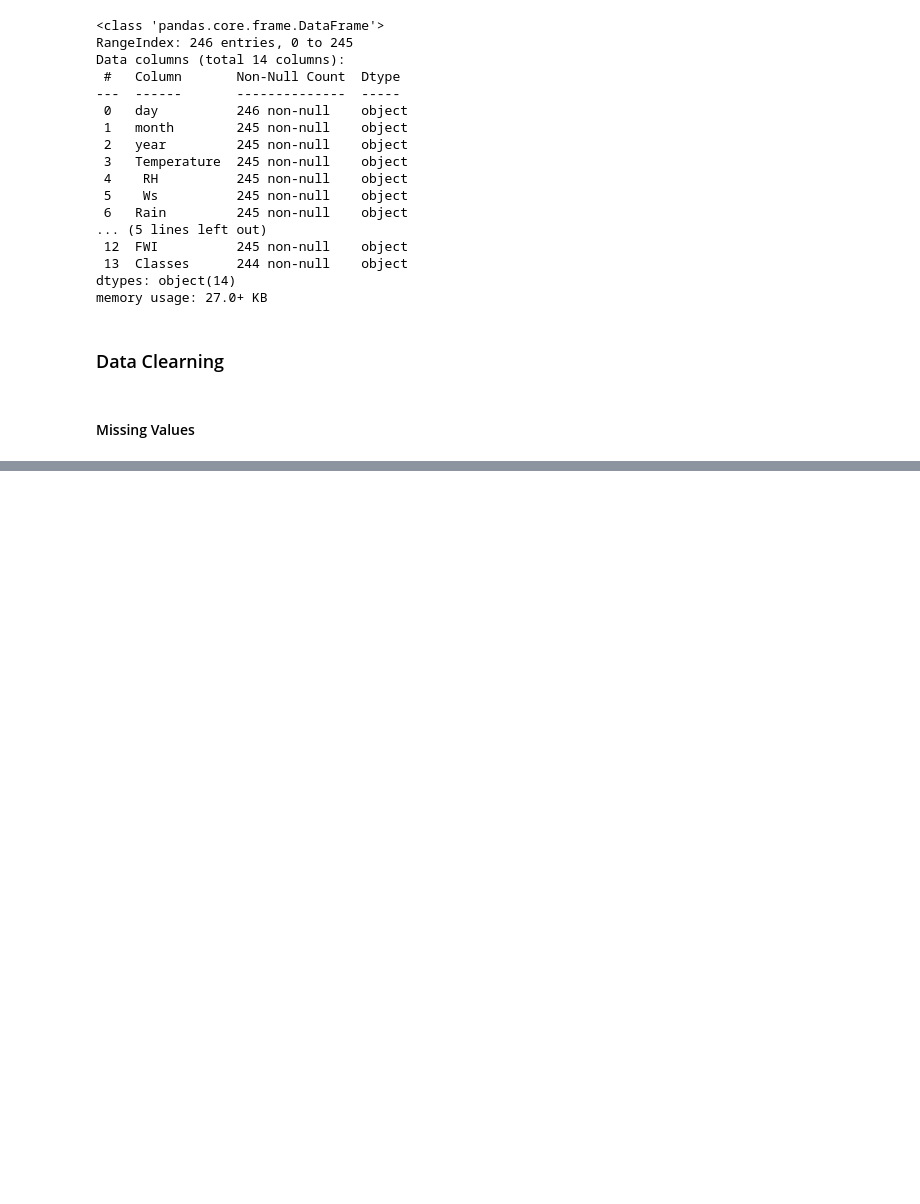
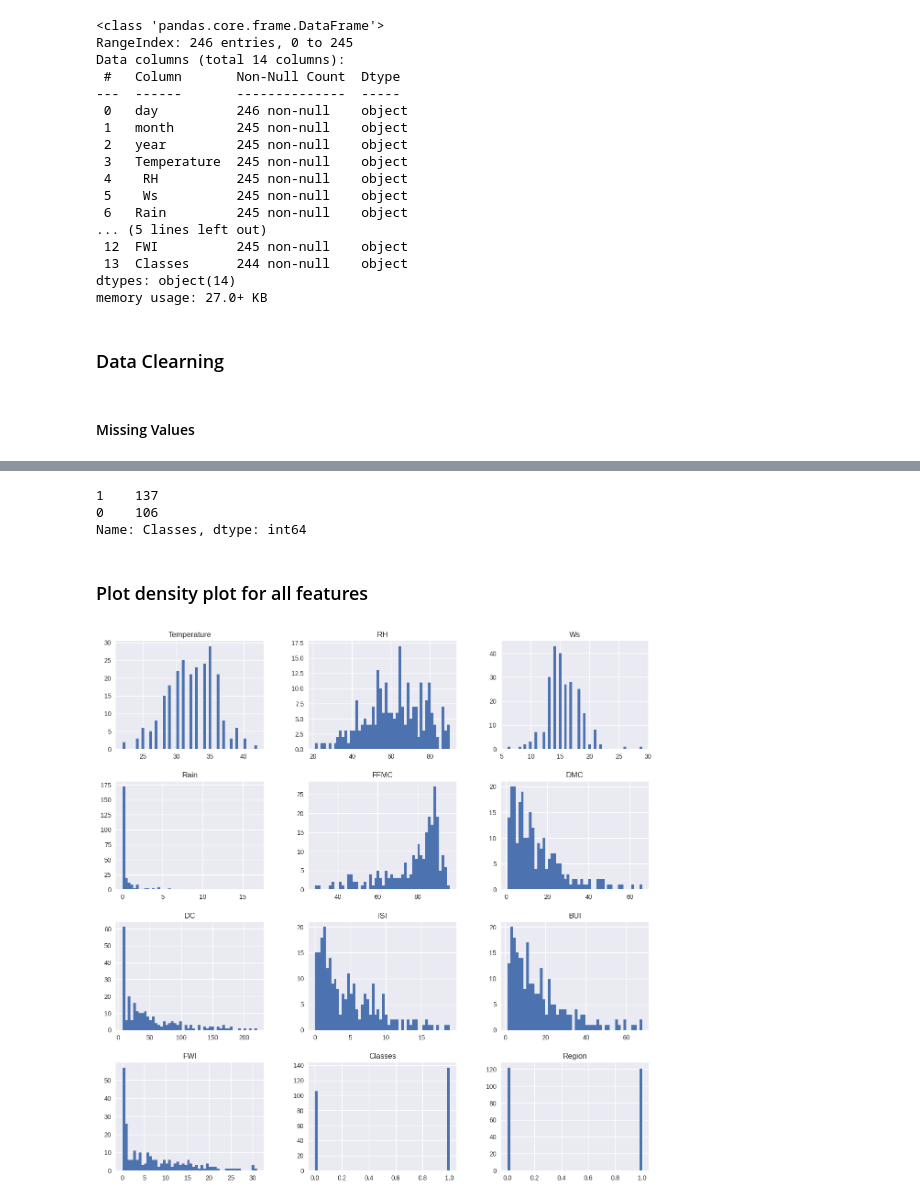
Before and after one commit to AshwinUnnikrishnan/Forest_Fires, a Jupyter notebook: Algerian_Forest.ipynb, the cells around one changed output, grey strips where cells are left out. Saved outputs shown, nothing was run; the diff lists cells and outputs as text; code cells hidden in the pictures; blank space fills up the shorter version.

```diff
--- a/Algerian_Forest.ipynb
+++ b/Algerian_Forest.ipynb
@@ -36,0 +134,6 @@ memory usage: 27.0+ KB
+# %%
+objects=[features for features in dataset.columns if dataset[features].dtype == 'O']
+# %%
+for i in objects:
+  if i!= 'Classes':
+    dataset[i] = dataset[i].astype('float64')
@@ -36,0 +178,2 @@ memory usage: 27.0+ KB
+# %%
+df_copy = dataset.drop(['day','month','year'], axis=1)
@@ -36,0 +191,2 @@ memory usage: 27.0+ KB
+# %%
+df_copy['Classes'] = np.where(df_copy['Classes'].str.contains('not fire'), 0, 1)
@@ -36,0 +202,14 @@ memory usage: 27.0+ KB
+# %%
+df_copy['Classes'].value_counts()
+# %% [output]
+1    137
+0    106
+Name: Classes, dtype: int64
+# %% [markdown]
+### Plot density plot for all features
+# %%
+plt.style.use('seaborn')
+df_copy.hist(bins=50,figsize=(15,15))
+plt.show()
+# %% [output]
+[figure, added]
```
Also changed, not shown: parts of 33 cells of this notebook.
